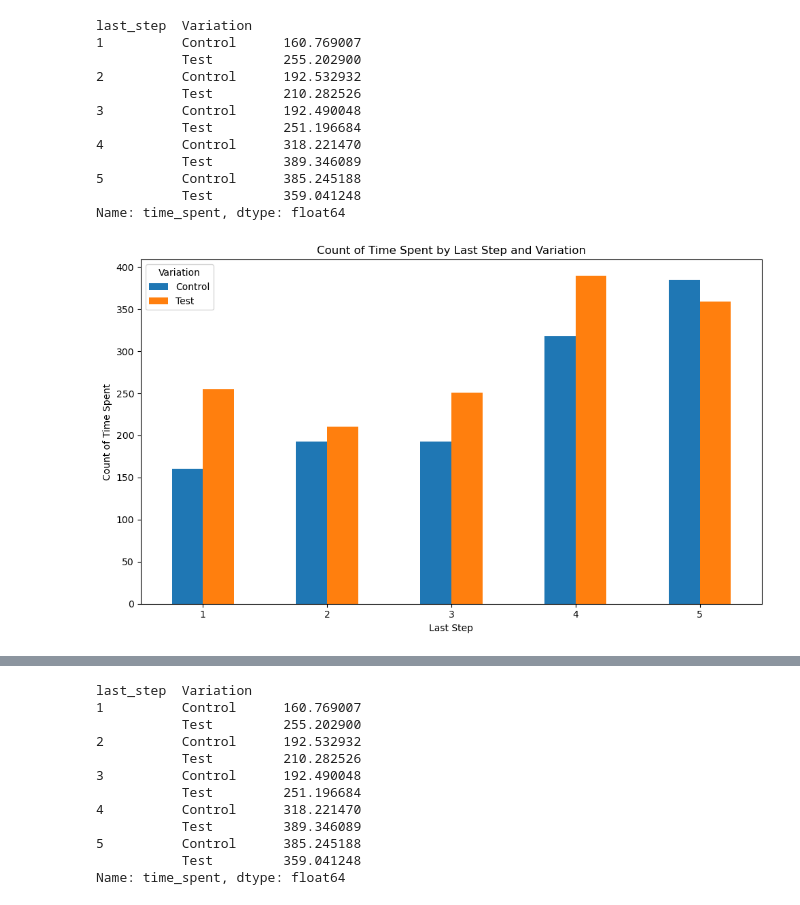
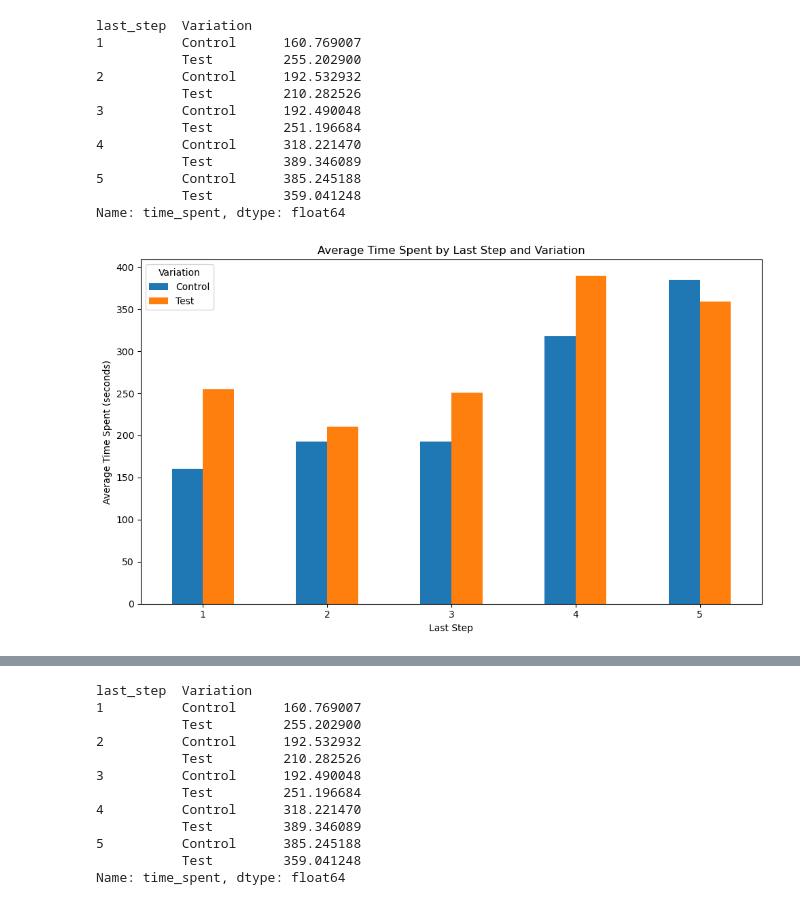
Before and after one commit to Ghonaim32/week5_6_project, a Jupyter notebook: notebooks/analysis_anas.ipynb, the cells around one changed output, grey strips where cells are left out. Saved outputs shown, nothing was run; the diff lists cells and outputs as text; code cells hidden in the pictures.

```diff
--- a/notebooks/analysis_anas.ipynb
+++ b/notebooks/analysis_anas.ipynb
@@ -201,13 +201,13 @@ Name: time_spent, dtype: float64
 # %%
 # visualize df_group_by_variation_count
 import matplotlib.pyplot as plt
 df_group_by_variation_count.unstack().plot(kind='bar', figsize=(10,6))
-plt.title('Count of Time Spent by Last Step and Variation')
+plt.title('Average Time Spent by Last Step and Variation')
 plt.xlabel('Last Step')
-plt.ylabel('Count of Time Spent')
+plt.ylabel('Average Time Spent (seconds)')
 plt.xticks(rotation=360)
 plt.legend(title='Variation')
 plt.tight_layout()
 plt.show()
 # %% [output]
-[figure, old version]
+[figure, new version]
```
Also changed, not shown: parts of 5 cells of this notebook, 2 other files.
